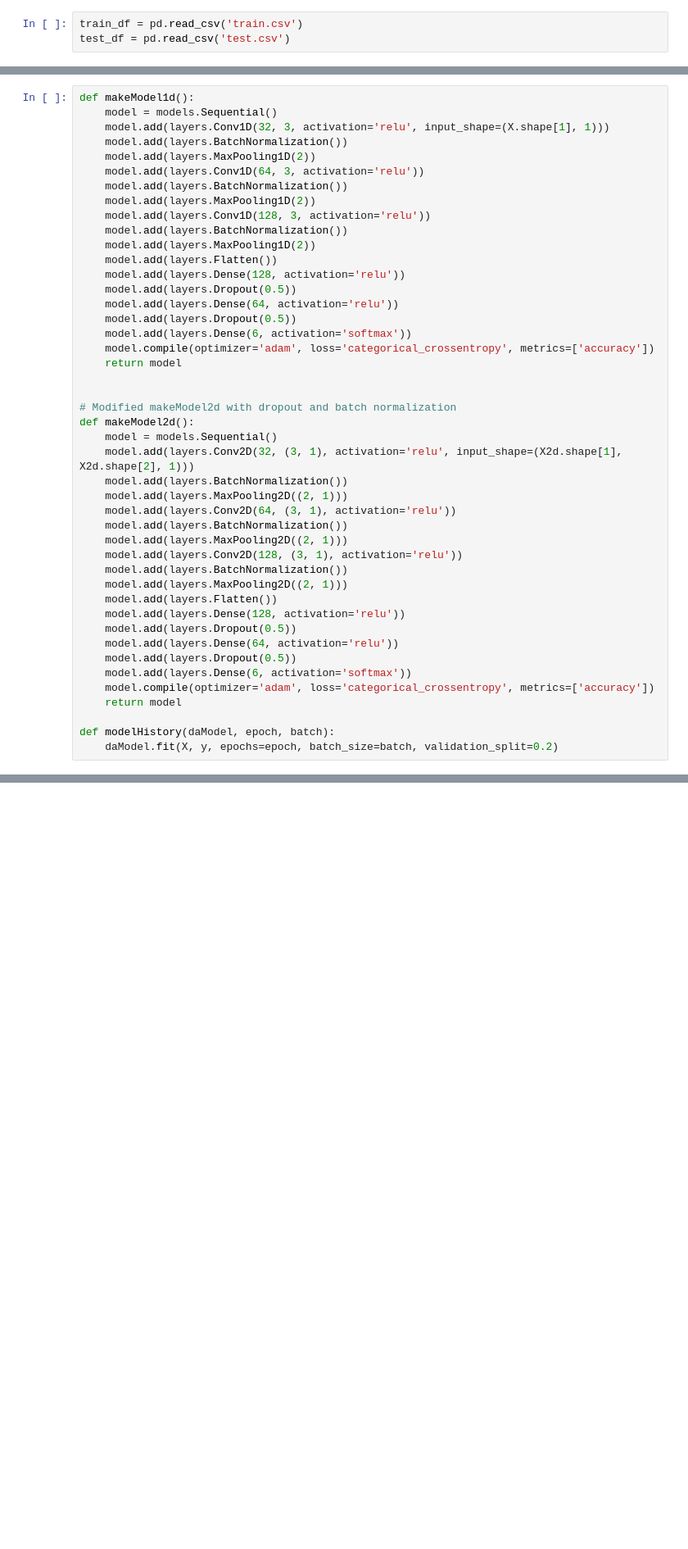
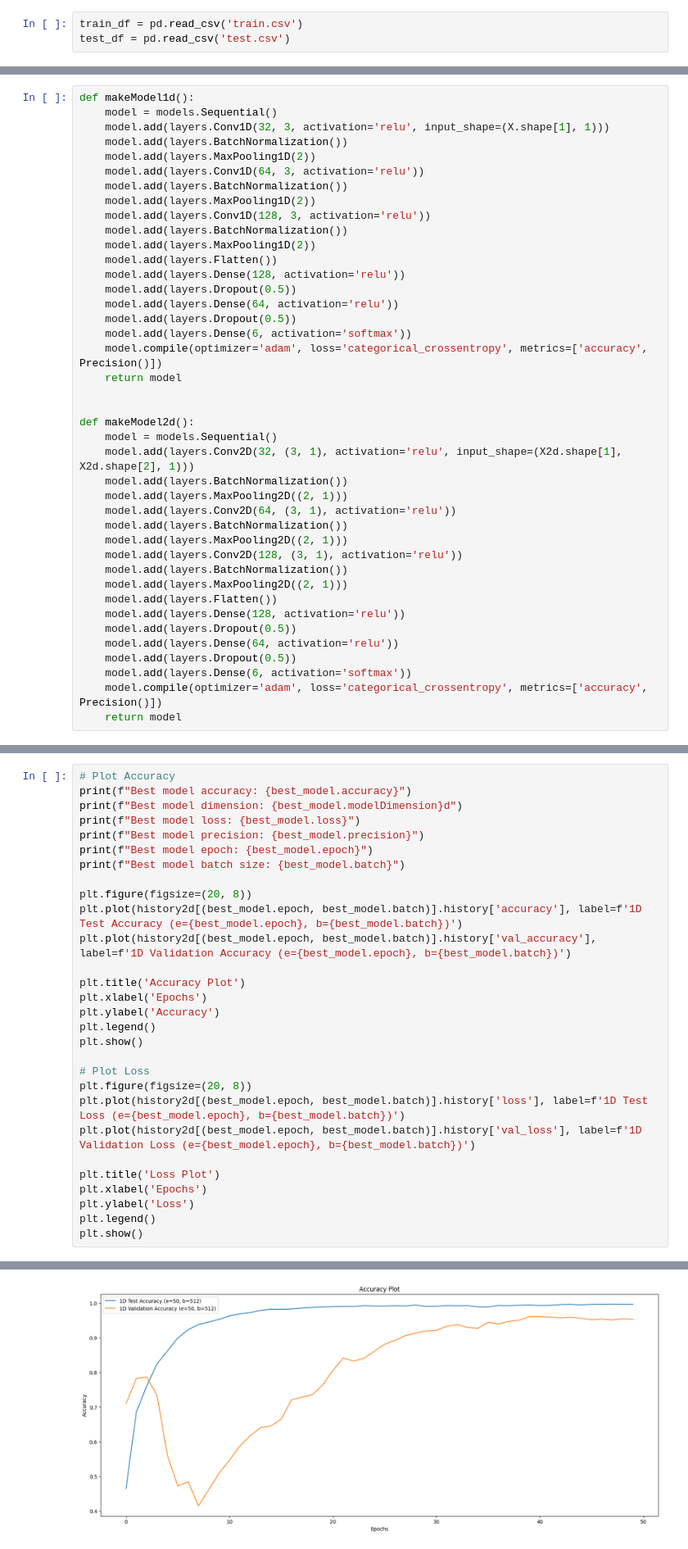
Before and after one commit to danielkamen/DS4400_Final_Project, a Jupyter notebook: cnn.ipynb, the cells around one changed output, grey strips where cells are left out. Shown at 82% size. Cells and saved outputs as stored; diff of their text form; blank space fills up the shorter version.

```diff
--- a/cnn.ipynb
+++ b/cnn.ipynb
@@ -77,11 +78,10 @@ def makeModel1d():
     model.add(layers.Dense(64, activation='relu'))
     model.add(layers.Dropout(0.5))
     model.add(layers.Dense(6, activation='softmax'))
-    model.compile(optimizer='adam', loss='categorical_crossentropy', metrics=['accuracy'])
+    model.compile(optimizer='adam', loss='categorical_crossentropy', metrics=['accuracy', Precision()])
     return model
 
 
-# Modified makeModel2d with dropout and batch normalization
 def makeModel2d():
     model = models.Sequential()
     model.add(layers.Conv2D(32, (3, 1), activation='relu', input_shape=(X2d.shape[1], X2d.shape[2], 1)))
@@ -99,11 +99,8 @@ def makeModel2d():
     model.add(layers.Dense(64, activation='relu'))
     model.add(layers.Dropout(0.5))
     model.add(layers.Dense(6, activation='softmax'))
-    model.compile(optimizer='adam', loss='categorical_crossentropy', metrics=['accuracy'])
+    model.compile(optimizer='adam', loss='categorical_crossentropy', metrics=['accuracy', Precision()])
     return model
-
-def modelHistory(daModel, epoch, batch):
-    daModel.fit(X, y, epochs=epoch, batch_size=batch, validation_split=0.2)
 # %%
 class ModelObject:
     def __init__(self):
@@ -177,0 +183,30 @@ Epoch 6/100
+# %%
+# Plot Accuracy
+print(f"Best model accuracy: {best_model.accuracy}")
+print(f"Best model dimension: {best_model.modelDimension}d")
+print(f"Best model loss: {best_model.loss}")
+print(f"Best model precision: {best_model.precision}")
+print(f"Best model epoch: {best_model.epoch}")
+print(f"Best model batch size: {best_model.batch}")
+
+plt.figure(figsize=(20, 8))
+plt.plot(history2d[(best_model.epoch, best_model.batch)].history['accuracy'], label=f'1D Test Accuracy (e={best_model.epoch}, b={best_model.batch})')
+plt.plot(history2d[(best_model.epoch, best_model.batch)].history['val_accuracy'], label=f'1D Validation Accuracy (e={best_model.epoch}, b={best_model.batch})')
+
+plt.title('Accuracy Plot')
+plt.xlabel('Epochs')
+plt.ylabel('Accuracy')
+plt.legend()
+plt.show()
+
+# Plot Loss
+plt.figure(figsize=(20, 8))
+plt.plot(history2d[(best_model.epoch, best_model.batch)].history['loss'], label=f'1D Test Loss (e={best_model.epoch}, b={best_model.batch})')
+plt.plot(history2d[(best_model.epoch, best_model.batch)].history['val_loss'], label=f'1D Validation Loss (e={best_model.epoch}, b={best_model.batch})')
+
+plt.title('Loss Plot')
+plt.xlabel('Epochs')
+plt.ylabel('Loss')
+plt.legend()
+plt.show()
+# %% [output]
@@ -177,0 +219 @@ Epoch 6/100
+[figure, added]
```
Also changed, not shown: parts of 16 cells of this notebook, 1 other file.
